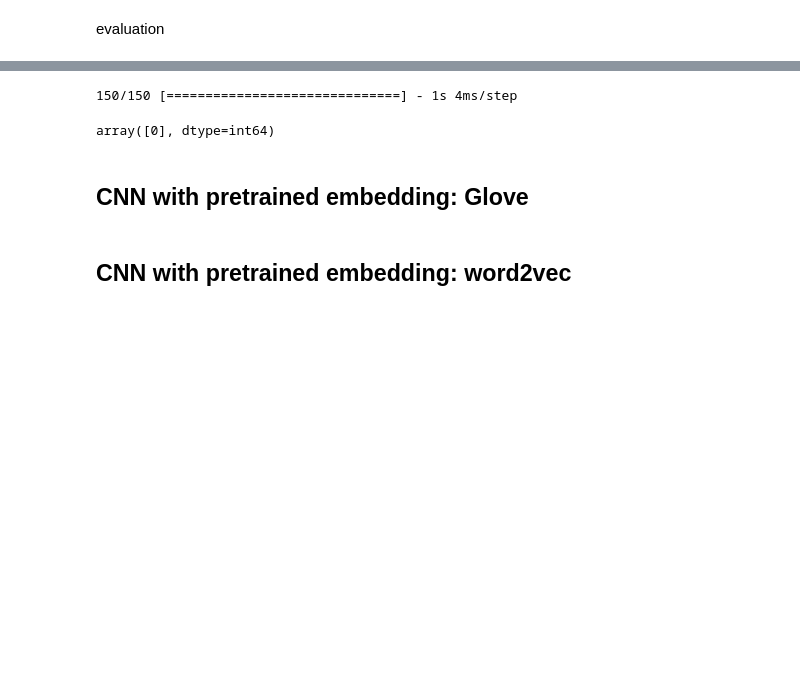
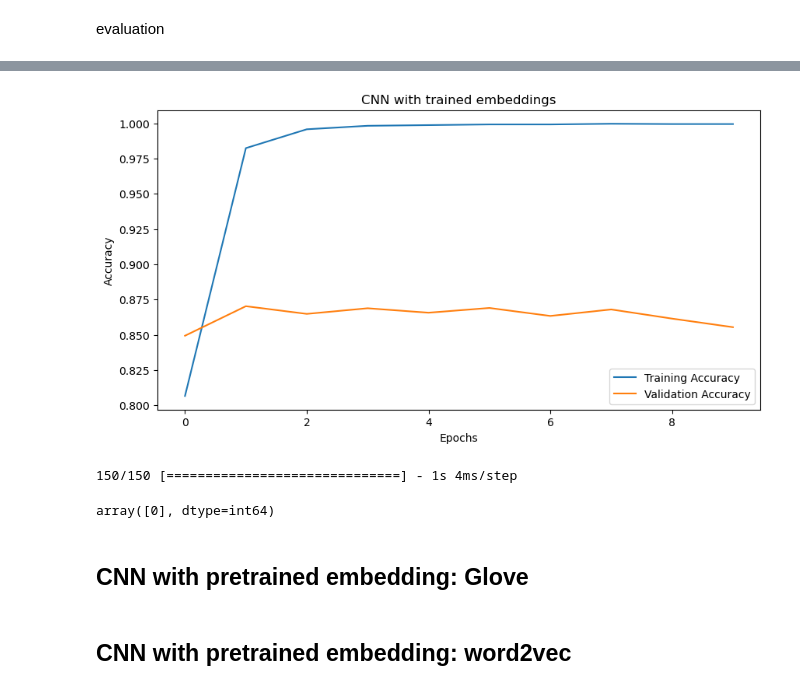
Before and after one commit to Disquietudee/Recognising-hate-speech-on-twitter-vs-offensive-language, a Jupyter notebook: CNN.ipynb, the cells around one changed output, grey strips where cells are left out. Saved outputs shown, nothing was run; the diff lists cells and outputs as text; code cells hidden in the pictures; blank space fills up the shorter version.

```diff
--- a/CNN.ipynb
+++ b/CNN.ipynb
@@ -248,3 +281,14 @@ TypeError: 'History' object is not subscriptable
+# %%
+plt.figure(figsize = (10,5))
+plt.plot(results.index, results.accuracy)
+plt.plot(results.index, results.val_accuracy)
+plt.title("CNN with trained embeddings")
+plt.xlabel("Epochs")
+plt.ylabel("Accuracy")
+plt.legend(["Training Accuracy", "Validation Accuracy"])
+plt.show()
+# %% [output]
+[figure, added]
 # %%
 y_pred = model1.predict(X_cv_tk)
 predicted_categories = np.argmax(y_pred, axis =1)
```
Also changed, not shown: parts of 7 cells of this notebook.
